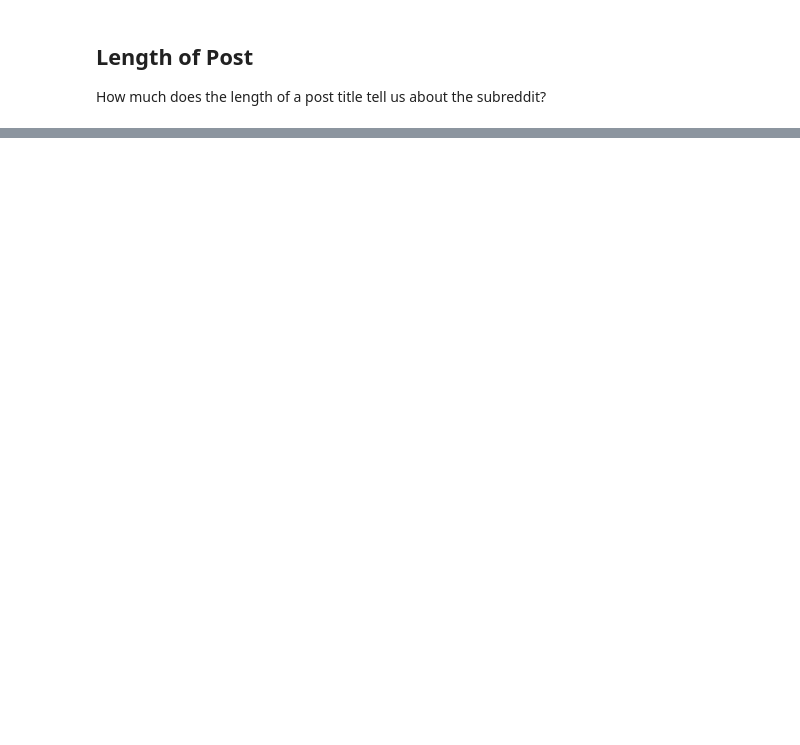
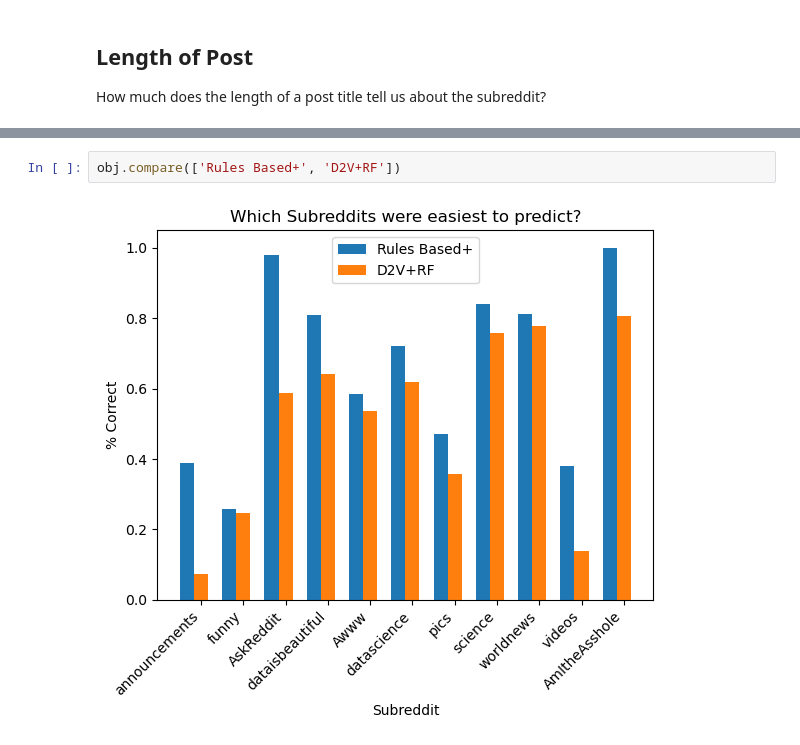
Before and after one commit to rainonej/Reddit-Projects, a Jupyter notebook: Subreddit Prediction Presentation.ipynb, the cells around one changed output, grey strips where cells are left out. Drawn from its saved outputs; the diff is of its cells as text; blank space fills up the shorter version.

```diff
--- a/Subreddit Prediction Presentation.ipynb
+++ b/Subreddit Prediction Presentation.ipynb
@@ -173,0 +734,4 @@ plt.show()
+# %%
+obj.compare(['Rules Based+', 'D2V+RF'])
+# %% [output]
+[figure, added]
```
Also changed, not shown: parts of 79 cells of this notebook, 2 other files.
